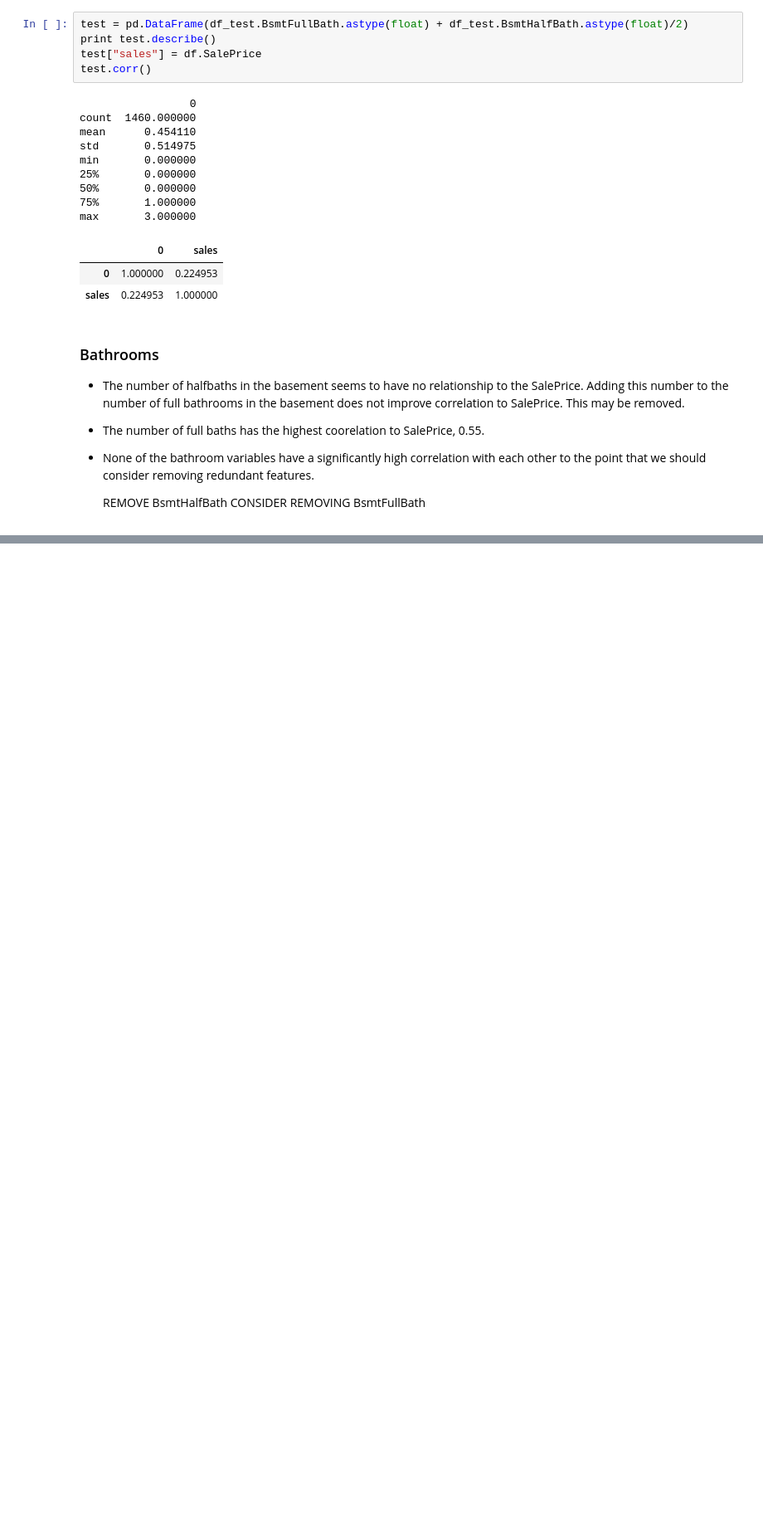
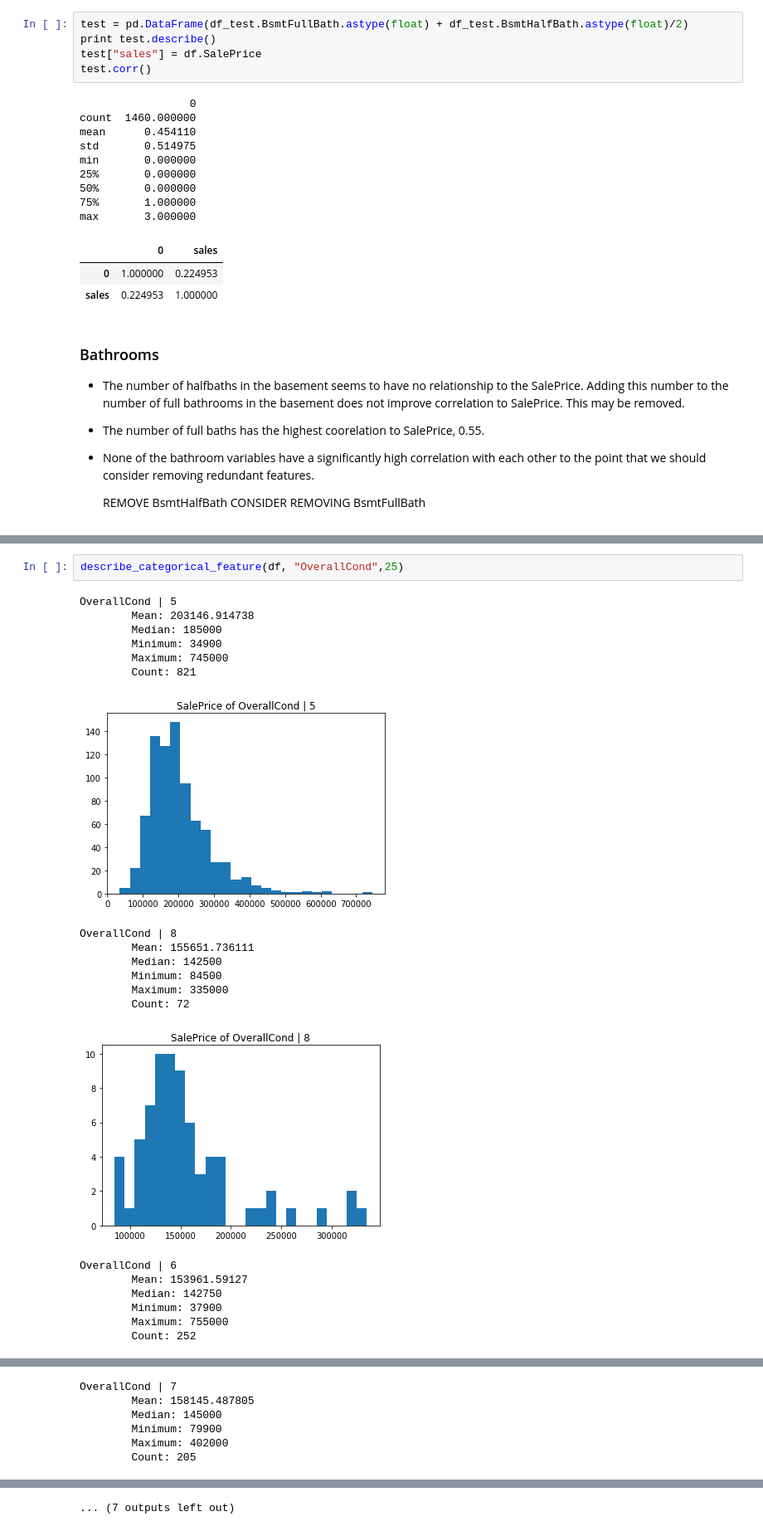
Before and after one commit to greenblattsharon/Machine-Learning-Project-House-Prices, a Jupyter notebook: ML_Final_EDA.ipynb, the cells around one changed output, grey strips where cells are left out. Shown at 83% size. Drawn from its saved outputs; the diff is of its cells as text; blank space fills up the shorter version.

```diff
--- a/ML_Final_EDA.ipynb
+++ b/ML_Final_EDA.ipynb
@@ -500,0 +559,23 @@ True
+# %%
+describe_categorical_feature(df, "OverallCond",25)
+# %% [output]
+OverallCond | 5
+        Mean: 203146.914738
+        Median: 185000
+        Minimum: 34900
+        Maximum: 745000
+        Count: 821
+[figure, added]
+OverallCond | 8
+        Mean: 155651.736111
+        Median: 142500
+        Minimum: 84500
+        Maximum: 335000
+        Count: 72
+[figure, added]
+OverallCond | 6
+        Mean: 153961.59127
+        Median: 142750
+        Minimum: 37900
+        Maximum: 755000
+        Count: 252
@@ -500,0 +583,6 @@ True
+OverallCond | 7
+        Mean: 158145.487805
+        Median: 145000
+        Minimum: 79900
+        Maximum: 402000
+        Count: 205
@@ -500,0 +604 @@ True
+... (7 outputs left out)
```
Also changed, not shown: parts of 44 cells of this notebook, 1 other file.
